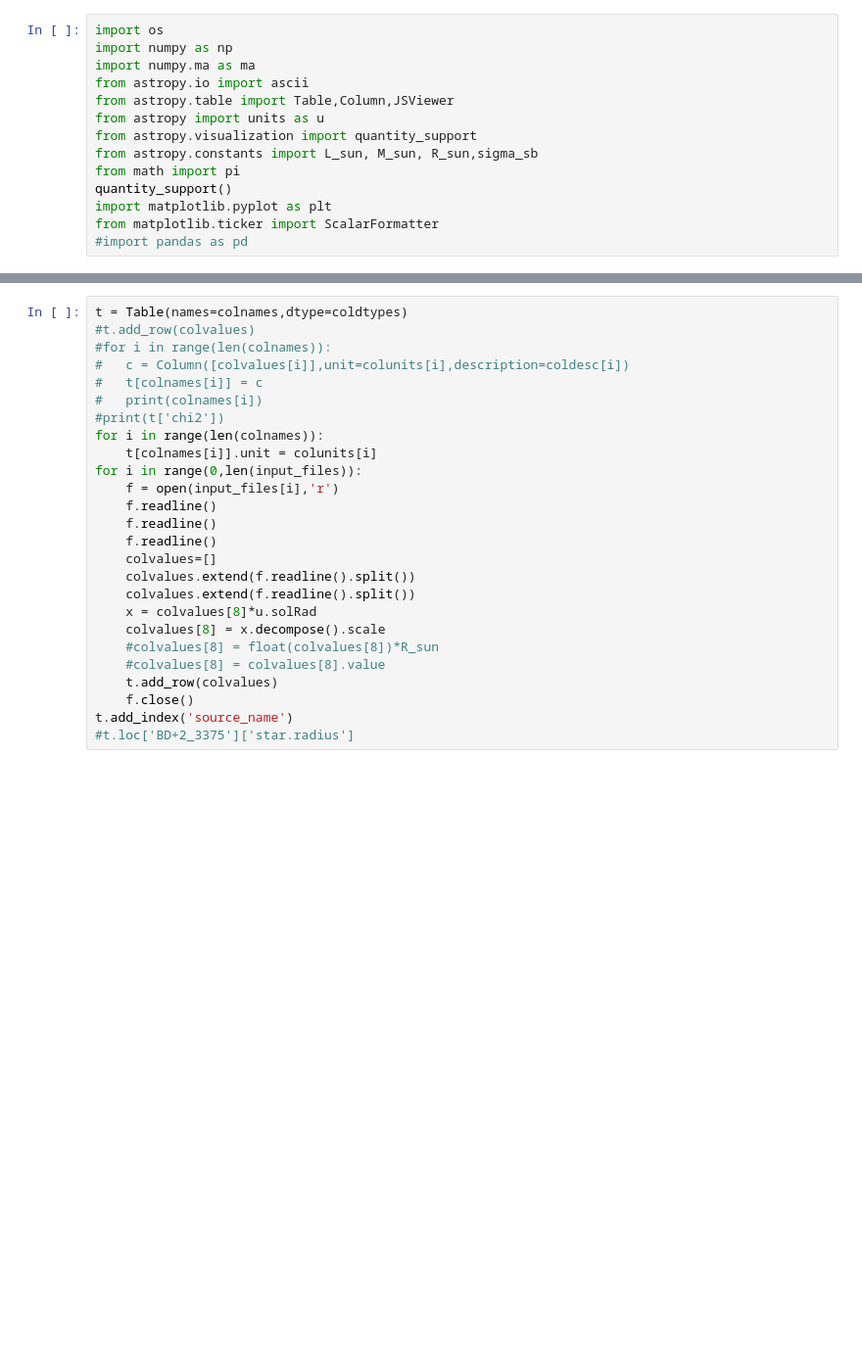
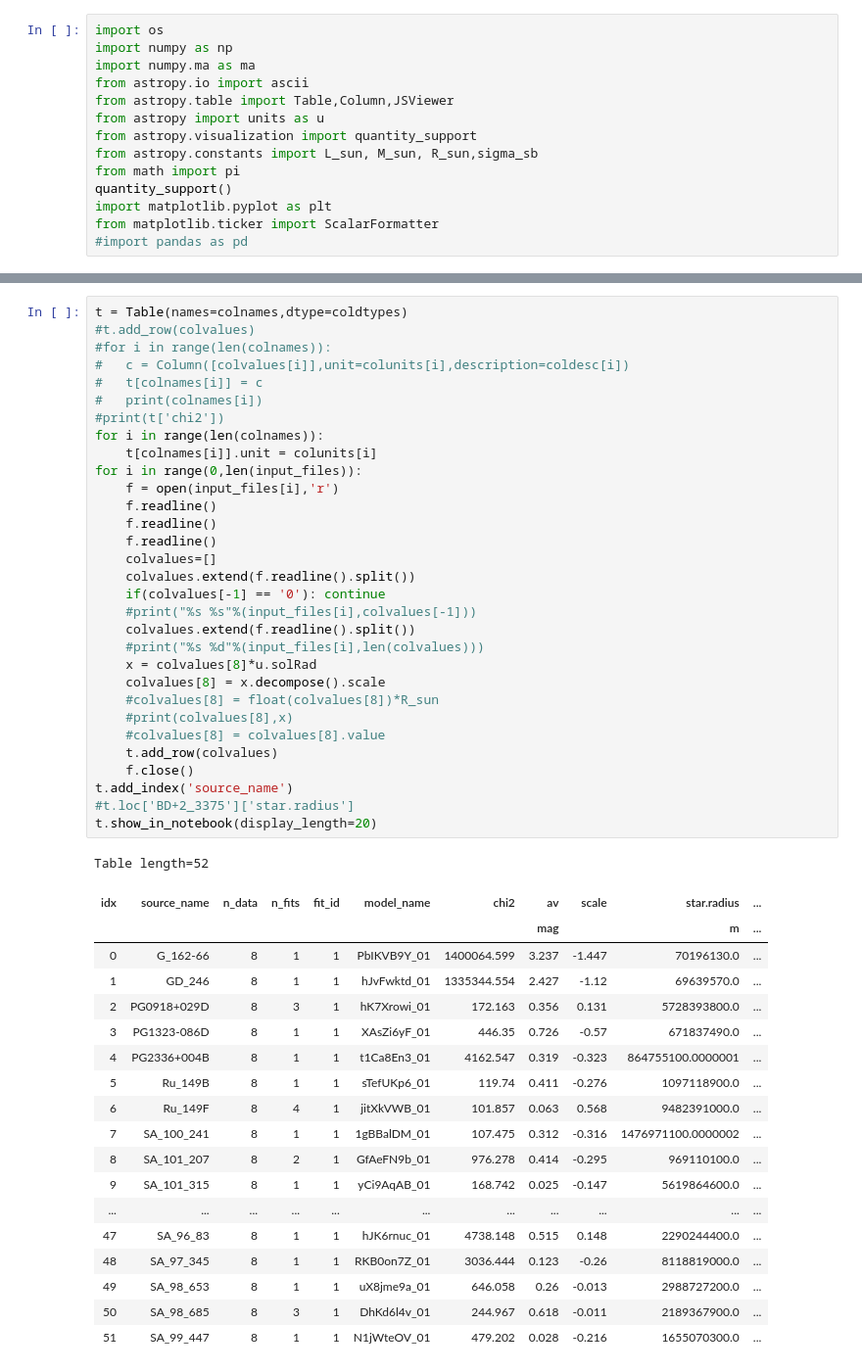
Before and after one commit to mpound/YSOproject, a Jupyter notebook: paramread.ipynb, the cells around one changed output, grey strips where cells are left out. Shown at 98% size. Saved outputs shown, nothing was run; the diff lists cells and outputs as text; blank space fills up the shorter version.

```diff
--- a/paramread.ipynb
+++ b/paramread.ipynb
@@ -89,27 +114,52 @@ coldesc = ['name', 'number of fit points', 'number of fits', 'fit number','best
 # %%
 t = Table(names=colnames,dtype=coldtypes)
 #t.add_row(colvalues)
 #for i in range(len(colnames)):
 #   c = Column([colvalues[i]],unit=colunits[i],description=coldesc[i])
 #   t[colnames[i]] = c
 #   print(colnames[i])
 #print(t['chi2'])
 for i in range(len(colnames)):
     t[colnames[i]].unit = colunits[i]
 for i in range(0,len(input_files)):
     f = open(input_files[i],'r')
     f.readline()
     f.readline()
     f.readline()
     colvalues=[]
     colvalues.extend(f.readline().split())
+    if(colvalues[-1] == '0'): continue
+    #print("%s %s"%(input_files[i],colvalues[-1]))
     colvalues.extend(f.readline().split())
+    #print("%s %d"%(input_files[i],len(colvalues)))
     x = colvalues[8]*u.solRad
     colvalues[8] = x.decompose().scale
     #colvalues[8] = float(colvalues[8])*R_sun
+    #print(colvalues[8],x)
     #colvalues[8] = colvalues[8].value
     t.add_row(colvalues)
     f.close()
 t.add_index('source_name')
 #t.loc['BD+2_3375']['star.radius']
+t.show_in_notebook(display_length=20)
+# %% [output]
+Table length=52
+| idx | source_name | n_data | n_fits | fit_id | model_name | chi2 | av | scale | star.radius | ... |
+|  |  |  |  |  |  |  | mag |  | m | ... |
+| 0 | G_162-66 | 8 | 1 | 1 | PbIKVB9Y_01 | 1400064.599 | 3.237 | -1.447 | 70196130.0 | ... |
+| 1 | GD_246 | 8 | 1 | 1 | hJvFwktd_01 | 1335344.554 | 2.427 | -1.12 | 69639570.0 | ... |
+| 2 | PG0918+029D | 8 | 3 | 1 | hK7Xrowi_01 | 172.163 | 0.356 | 0.131 | 5728393800.0 | ... |
+| 3 | PG1323-086D | 8 | 1 | 1 | XAsZi6yF_01 | 446.35 | 0.726 | -0.57 | 671837490.0 | ... |
+| 4 | PG2336+004B | 8 | 1 | 1 | t1Ca8En3_01 | 4162.547 | 0.319 | -0.323 | 864755100.0000001 | ... |
+| 5 | Ru_149B | 8 | 1 | 1 | sTefUKp6_01 | 119.74 | 0.411 | -0.276 | 1097118900.0 | ... |
+| 6 | Ru_149F | 8 | 4 | 1 | jitXkVWB_01 | 101.857 | 0.063 | 0.568 | 9482391000.0 | ... |
+| 7 | SA_100_241 | 8 | 1 | 1 | 1gBBalDM_01 | 107.475 | 0.312 | -0.316 | 1476971100.0000002 | ... |
+| 8 | SA_101_207 | 8 | 2 | 1 | GfAeFN9b_01 | 976.278 | 0.414 | -0.295 | 969110100.0 | ... |
+| 9 | SA_101_315 | 8 | 1 | 1 | yCi9AqAB_01 | 168.742 | 0.025 | -0.147 | 5619864600.0 | ... |
+| ... | ... | ... | ... | ... | ... | ... | ... | ... | ... | ... |
+| 47 | SA_96_83 | 8 | 1 | 1 | hJK6rnuc_01 | 4738.148 | 0.515 | 0.148 | 2290244400.0 | ... |
+| 48 | SA_97_345 | 8 | 1 | 1 | RKB0on7Z_01 | 3036.444 | 0.123 | -0.26 | 8118819000.0 | ... |
+| 49 | SA_98_653 | 8 | 1 | 1 | uX8jme9a_01 | 646.058 | 0.26 | -0.013 | 2988727200.0 | ... |
+| 50 | SA_98_685 | 8 | 3 | 1 | DhKd6l4v_01 | 244.967 | 0.618 | -0.011 | 2189367900.0 | ... |
+| 51 | SA_99_447 | 8 | 1 | 1 | N1jWteOV_01 | 479.202 | 0.028 | -0.216 | 1655070300.0 | ... |
 # %%
```
Also changed, not shown: parts of 9 cells of this notebook.
